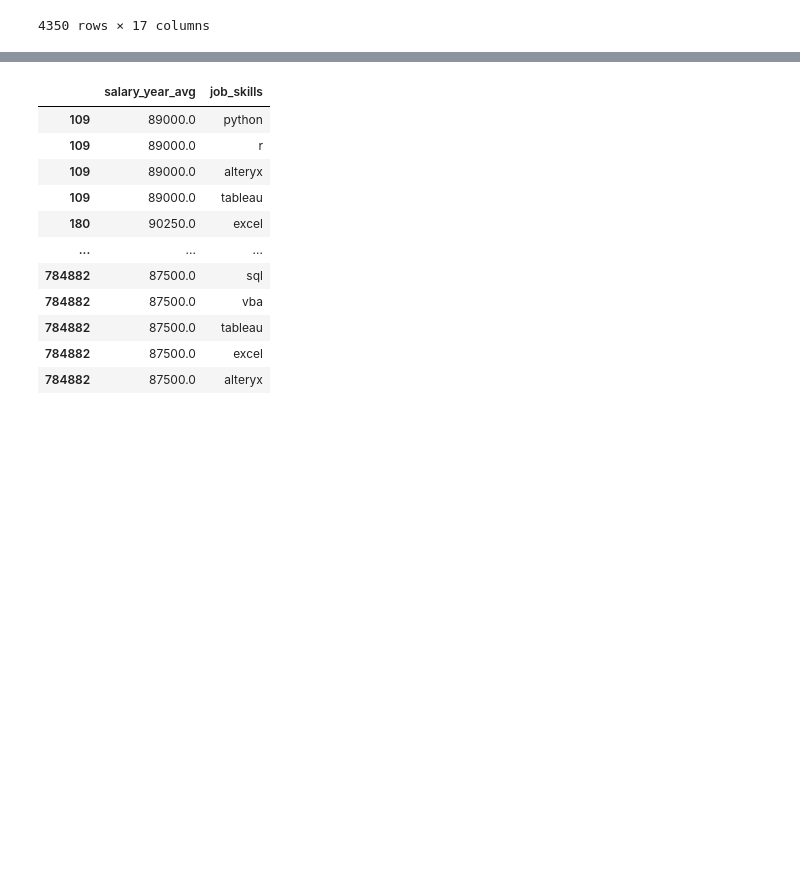
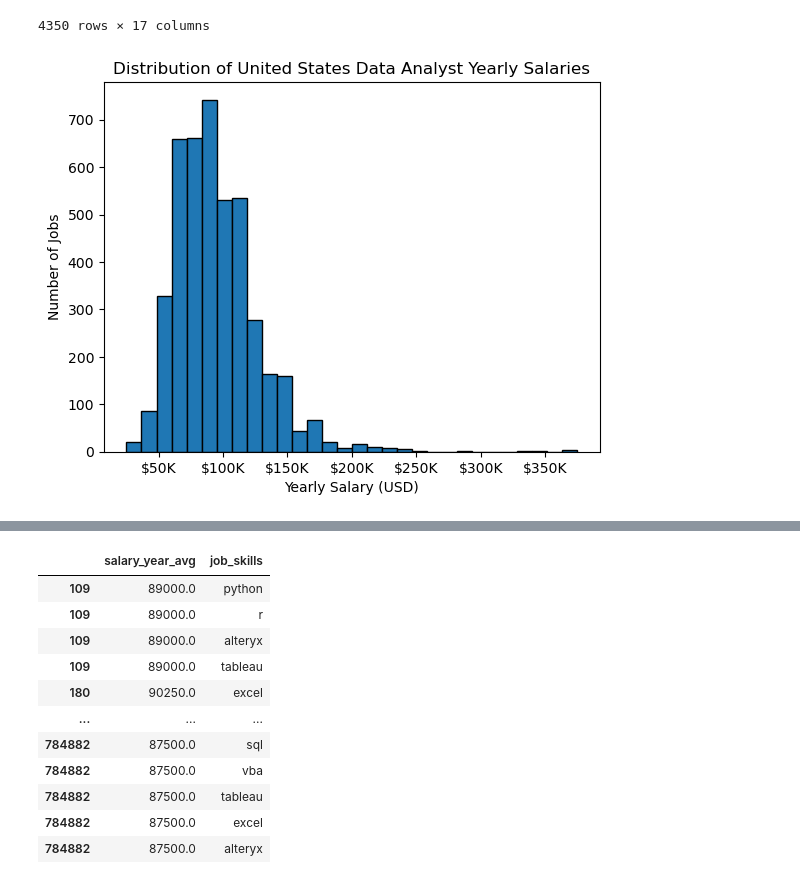
Before and after one commit to sabbirakash/Python_Data_Project, a Jupyter notebook: 02_Advance/17_Seaborn_intro.ipynb, the cells around one changed output, grey strips where cells are left out. Drawn from its saved outputs; the diff is of its cells as text; code cells hidden in the pictures; blank space fills up the shorter version.

Commit message:
Salary Analysis Project Add

```diff
--- a/02_Advance/17_Seaborn_intro.ipynb
+++ b/02_Advance/17_Seaborn_intro.ipynb
@@ -29,3 +29,15 @@ df_DA_US
 | 783866 | Data Analyst | Lead Credit Bureau Data Analyst | Des Plaines, IL | via Ladders | Full-time | False | ... |
 | 784882 | Data Analyst | Merchandising Analyst (Data Analyst) | Denton, TX | via LinkedIn | Full-time | False | ... |
 4350 rows × 17 columns
+# %%
+df_DA_US["salary_year_avg"].plot(kind = "hist", bins = 30, edgecolor = "black")
+
+plt.title('Distribution of United States Data Analyst Yearly Salaries')
+plt.xlabel('Yearly Salary (USD)')
+plt.ylabel('Number of Jobs')
+
+ax = plt.gca()
+ax.xaxis.set_major_formatter(plt.FuncFormatter(lambda y, pos : f"${int(y/1000)}K"))
+plt.show()
+# %% [output]
+[figure, added]
```
Also changed, not shown: parts of 22 cells of this notebook, 4 other files.
